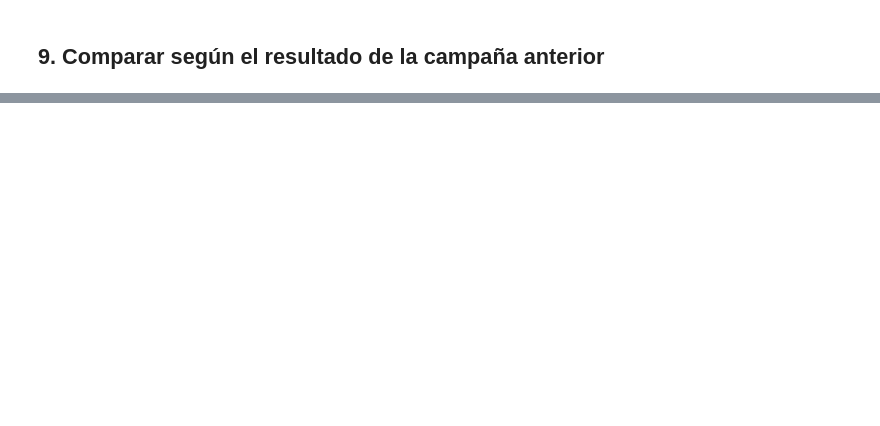
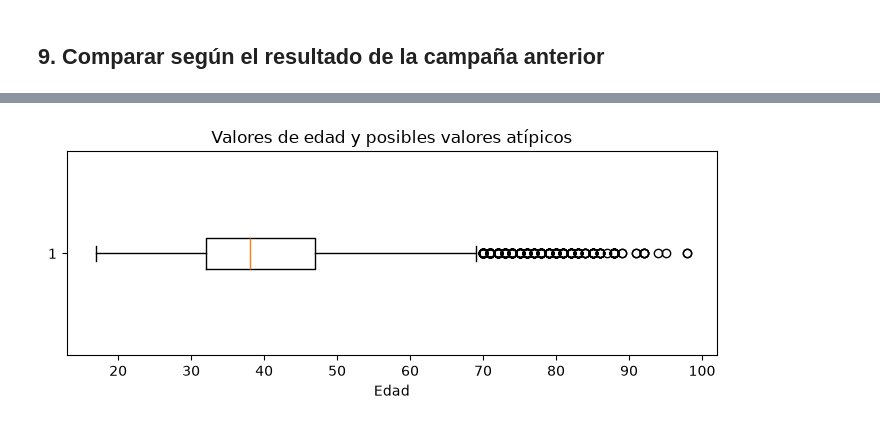
Before and after one commit to calucaes/DataProject_PythonForData, a Jupyter notebook: notebooks/analisis_eda_paso_a_paso.ipynb, the cells around one changed output, grey strips where cells are left out. Cells and saved outputs as stored; diff of their text form; code cells hidden in the pictures; blank space fills up the shorter version.

```diff
--- a/notebooks/analisis_eda_paso_a_paso.ipynb
+++ b/notebooks/analisis_eda_paso_a_paso.ipynb
@@ -191,0 +366,11 @@ Conserva los archivos originales y guarda estas versiones para consultar el resu
+# %%
+# Diagrama de caja para observar edades alejadas del centro de la distribución
+plt.figure(figsize=(7, 3))
+plt.boxplot(campaigns["age"].dropna(), vert=False)
+plt.title("Valores de edad y posibles valores atípicos")
+plt.xlabel("Edad")
+plt.tight_layout()
+plt.savefig(os.path.join(CHARTS, "06_caja_edad.png"))
+plt.show()
+# %% [output]
+[figure, added]
```
Also changed, not shown: parts of 67 cells of this notebook.
